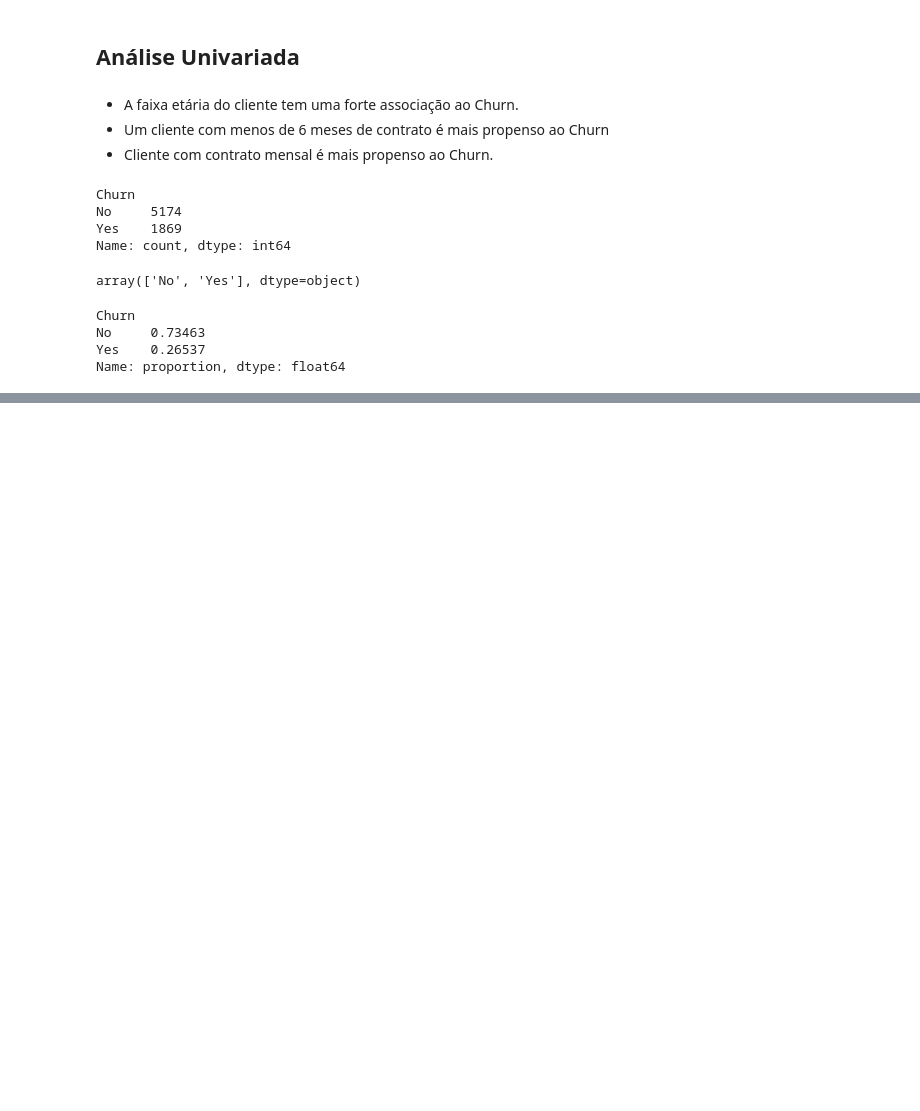
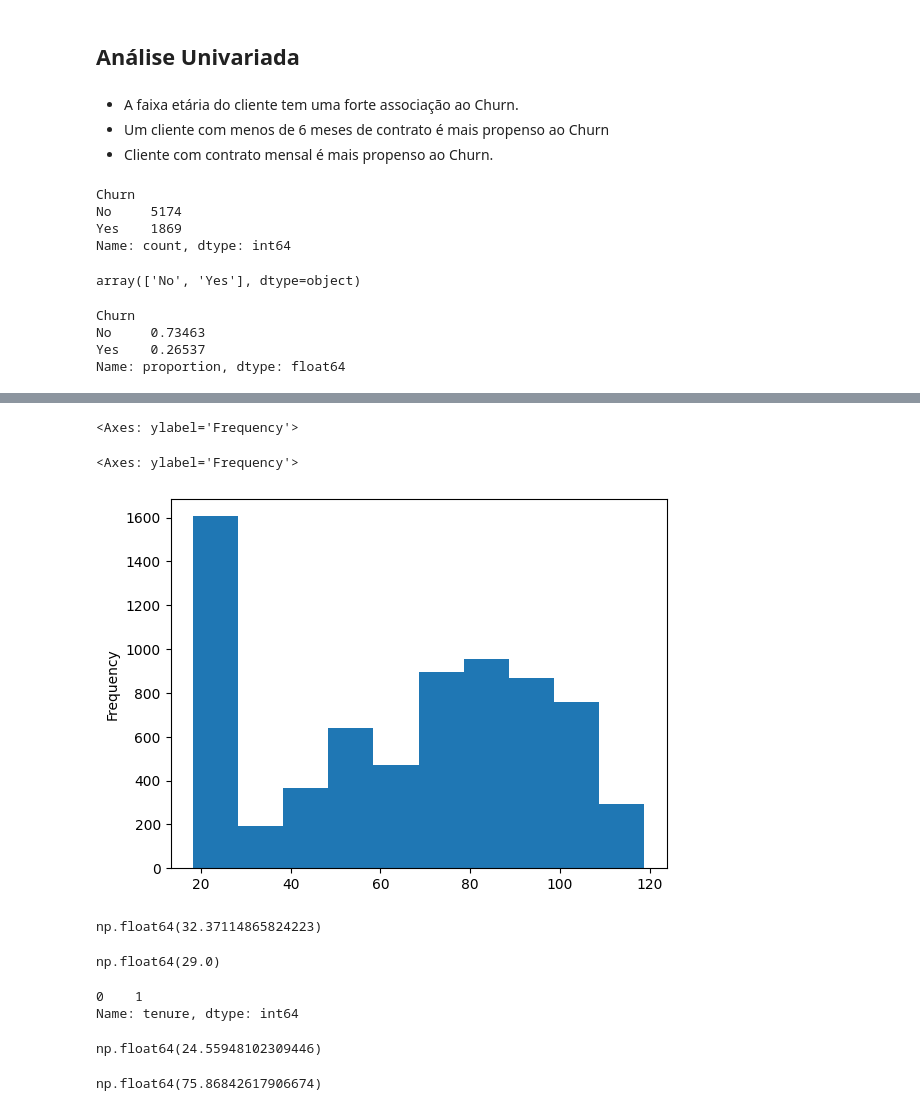
Before and after one commit to antoniovuono/eda-telecom-, a Jupyter notebook: eda_churn.ipynb, the cells around one changed output, grey strips where cells are left out. Drawn from its saved outputs; the diff is of its cells as text; code cells hidden in the pictures; blank space fills up the shorter version.

Commit message:
analise univariada: medidas de posicao e dispersao

```diff
--- a/eda_churn.ipynb
+++ b/eda_churn.ipynb
@@ -653,0 +665,33 @@ ax.bar_label(ax.containers[0])
+# %%
+# Histograma do Monthly Charges
+df_churn.MonthlyCharges.plot.hist()
+# %% [output]
+<Axes: ylabel='Frequency'>
+<Axes: ylabel='Frequency'>
+[figure, added]
+# %%
+# Medidas de Posição - Média do tempo de contrato
+df_churn.tenure.mean()
+# %% [output]
+np.float64(32.37114865824223)
+# %%
+# Medidas de Posição - Mediana do tempo de contrato
+df_churn.tenure.median()
+# %% [output]
+np.float64(29.0)
+# %%
+# Medidas de Posição - Moda do tempo de contrato
+df_churn.tenure.mode()
+# %% [output]
+0    1
+Name: tenure, dtype: int64
+# %%
+# Medidas de Dispersão - Desvio Padrão do tempo de contrato
+df_churn.tenure.std()
+# %% [output]
+np.float64(24.55948102309446)
+# %%
+# Medidas de Dispersão - Coeficiente de Variação
+df_churn.tenure.std() / df_churn.tenure.mean() * 100
+# %% [output]
+np.float64(75.86842617906674)
```
Also changed, not shown: parts of 11 cells of this notebook.
